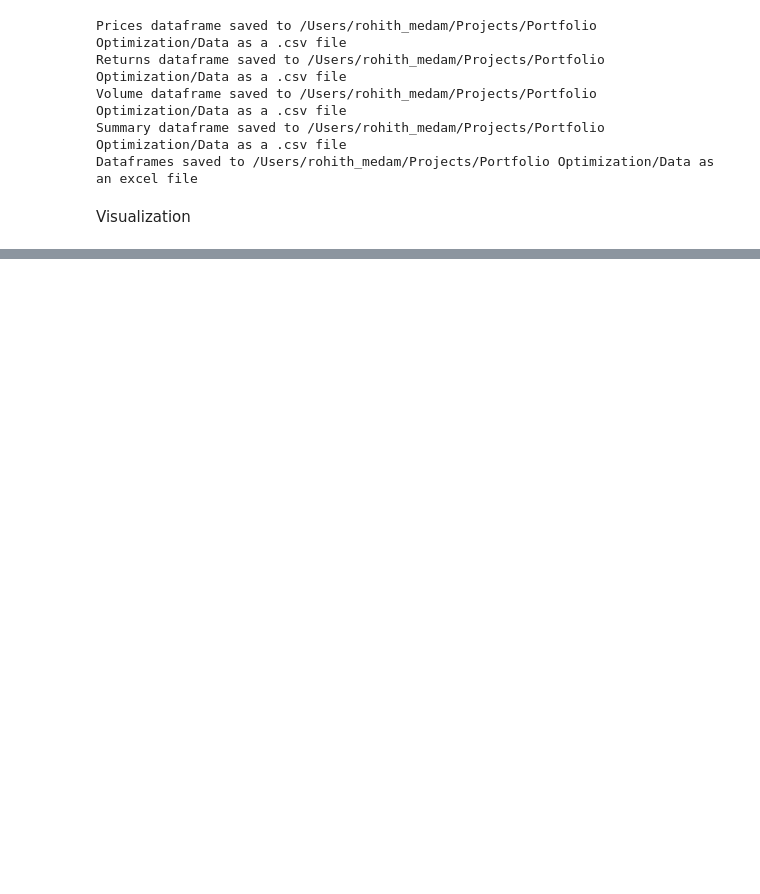
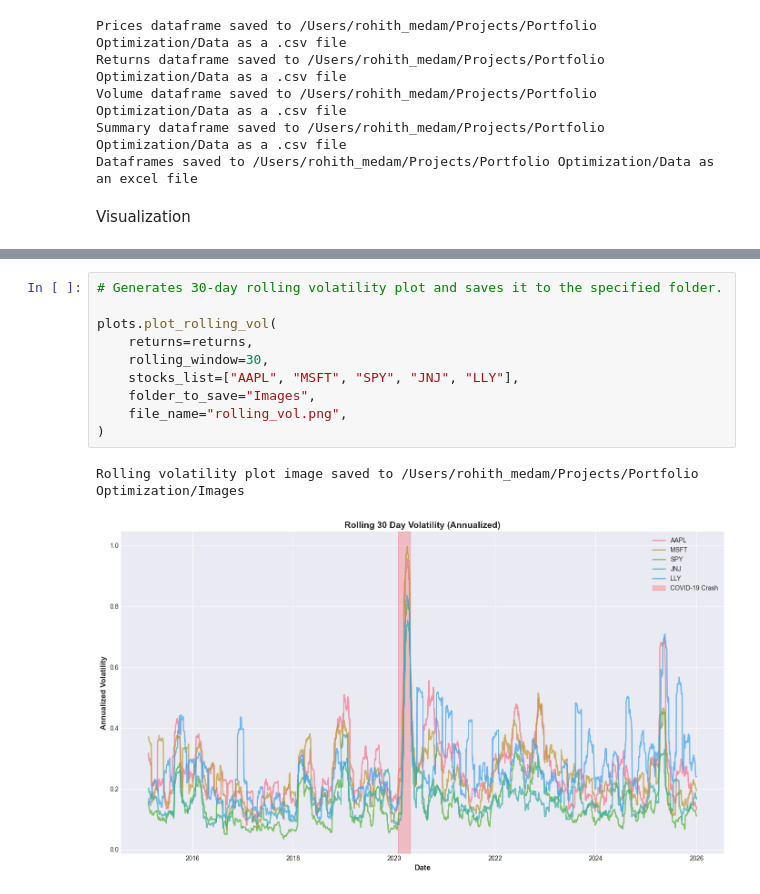
Before and after one commit to m-crr/Portfolio-Optimisation, a Jupyter notebook: Notebooks/data_collection.ipynb, the cells around one changed output, grey strips where cells are left out. Drawn from its saved outputs; the diff is of its cells as text; blank space fills up the shorter version.

Commit message:
Updated rolling_vol plot

```diff
--- a/Notebooks/data_collection.ipynb
+++ b/Notebooks/data_collection.ipynb
@@ -146,0 +157,13 @@ Correlation matrix image saved to /Users/rohith_medam/Projects/Portfolio Optimiz
+# %%
+# Generates 30-day rolling volatility plot and saves it to the specified folder.
+
+plots.plot_rolling_vol(
+    returns=returns,
+    rolling_window=30,
+    stocks_list=["AAPL", "MSFT", "SPY", "JNJ", "LLY"],
+    folder_to_save="Images",
+    file_name="rolling_vol.png",
+)
+# %% [output]
+Rolling volatility plot image saved to /Users/rohith_medam/Projects/Portfolio Optimization/Images
+[figure, added]
```
Also changed, not shown: parts of 10 cells of this notebook, 4 other files.
